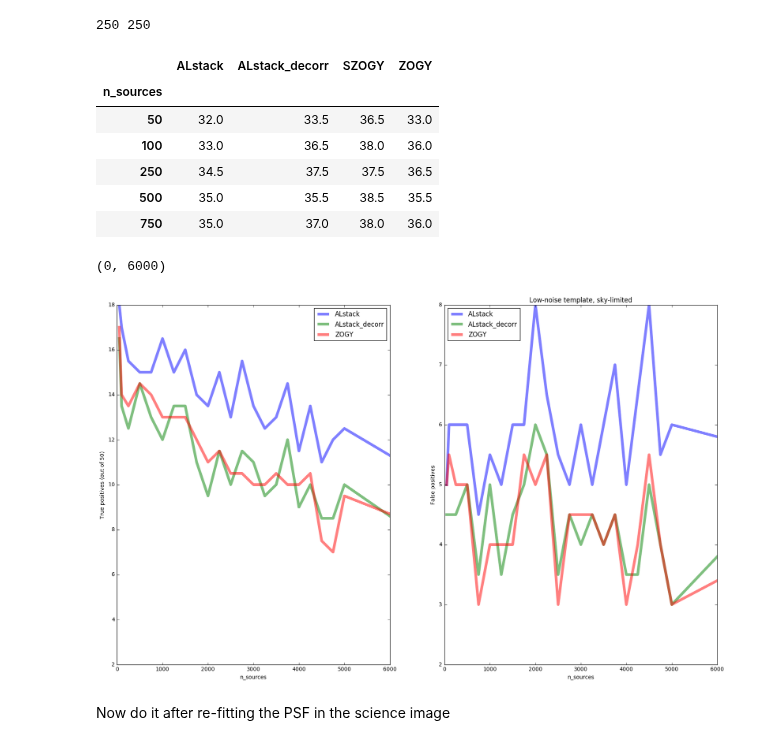
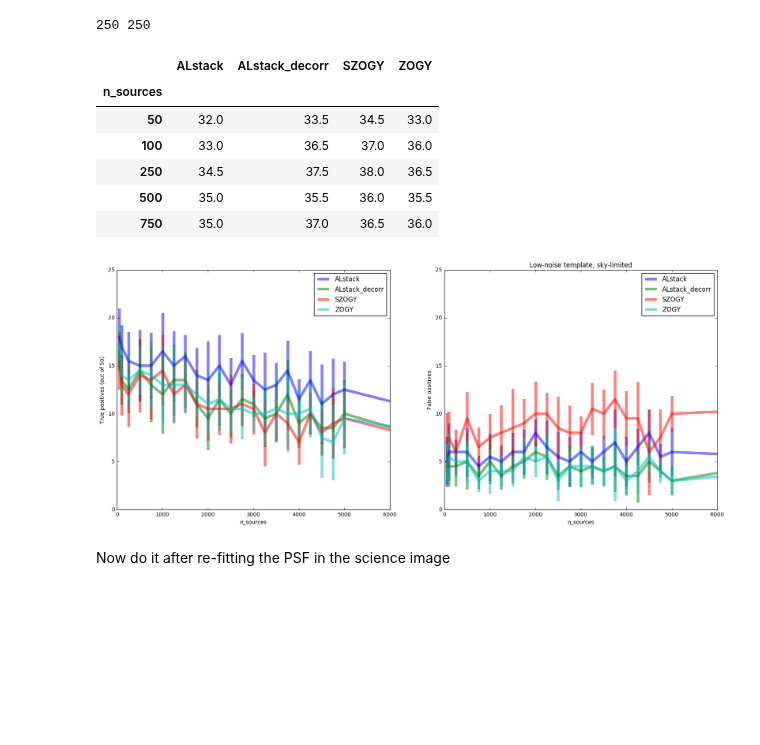
Before and after one commit to lsst-dm/diffimTests, a Jupyter notebook: 32. a. new tests vs static source density and psf measurement.ipynb, the cells around one changed output. Drawn from its saved outputs; the diff is of its cells as text; code cells hidden in the pictures; blank space fills up the shorter version.

Commit message:
updates to zogy scorr, plotting

```diff
--- a/32. a. new tests vs static source density and psf measurement.ipynb
+++ b/32. a. new tests vs static source density and psf measurement.ipynb
@@ -56,32 +56,39 @@ for i, tr in enumerate(tr1):
     FP['n_sources'] = tr['n_sources']
     FP1.append(pd.DataFrame(FP, index=[0]))
 
-FN1 = pd.concat(FN1, axis=0).groupby('n_sources').median()
-TP1 = pd.concat(TP1, axis=0).groupby('n_sources').median()
-FP1 = pd.concat(FP1, axis=0).groupby('n_sources').median()
-dit.sizeme(FN1.head())
+FN1mn = pd.concat(FN1, axis=0).groupby('n_sources').median()
+TP1mn = pd.concat(TP1, axis=0).groupby('n_sources').median()
+FP1mn = pd.concat(FP1, axis=0).groupby('n_sources').median()
+
+FN1err = pd.concat(FN1, axis=0).groupby('n_sources').std()
+TP1err = pd.concat(TP1, axis=0).groupby('n_sources').std()
+FP1err = pd.concat(FP1, axis=0).groupby('n_sources').std()
+dit.sizeme(FN1mn.head())
 # %% [output]
 |  | ALstack | ALstack_decorr | SZOGY | ZOGY |
 | n_sources |  |  |  |  |
-| 50 | 32.0 | 33.5 | 36.5 | 33.0 |
-| 100 | 33.0 | 36.5 | 38.0 | 36.0 |
-| 250 | 34.5 | 37.5 | 37.5 | 36.5 |
-| 500 | 35.0 | 35.5 | 38.5 | 35.5 |
-| 750 | 35.0 | 37.0 | 38.0 | 36.0 |
+| 50 | 32.0 | 33.5 | 34.5 | 33.0 |
+| 100 | 33.0 | 36.5 | 37.0 | 36.0 |
+| 250 | 34.5 | 37.5 | 38.0 | 36.5 |
+| 500 | 35.0 | 35.5 | 36.0 | 35.5 |
+| 750 | 35.0 | 37.0 | 36.5 | 36.0 |
 # %%
-plt.subplots(3, 2, figsize=(20, 12))
+plt.subplots(1, 2, figsize=(20, 8))
 ax = plt.subplot(121)
-TP1.drop('SZOGY', 1).reset_index().plot(x='n_sources', alpha=0.5, lw=5, ax=ax)
+#TP1mn.drop('SZOGY', 1).reset_index().plot(x='n_sources', yerr=TP1err, alpha=0.5, lw=5, ax=ax)
+TP1mn.reset_index().plot(x='n_sources', yerr=TP1err, alpha=0.5, lw=5, ax=ax)
 ax.set_ylabel('True positives (out of 50)')
 ax.set_xlim(0, 6000)
+ax.set_ylim(0, 25)
 ax = plt.subplot(122)
-FP1.drop('SZOGY', 1).reset_index().plot(x='n_sources', alpha=0.5, lw=5, ax=ax)
+#FP1mn.drop('SZOGY', 1).reset_index().plot(x='n_sources', yerr=FP1err, alpha=0.5, lw=5, ax=ax)
+FP1mn.reset_index().plot(x='n_sources', yerr=FP1err, alpha=0.5, lw=5, ax=ax)
 ax.set_ylabel('False positives')
 ax.set_title('Low-noise template, sky-limited')
 ax.set_xlim(0, 6000)
+ax.set_ylim(0, 25);
 # %% [output]
-(0, 6000)
-[figure, old version]
+[figure, new version]
 # %% [markdown]
 Now do it after re-fitting the PSF in the science image
 # %%
```
Also changed, not shown: parts of 6 cells of this notebook, 4 other files.
